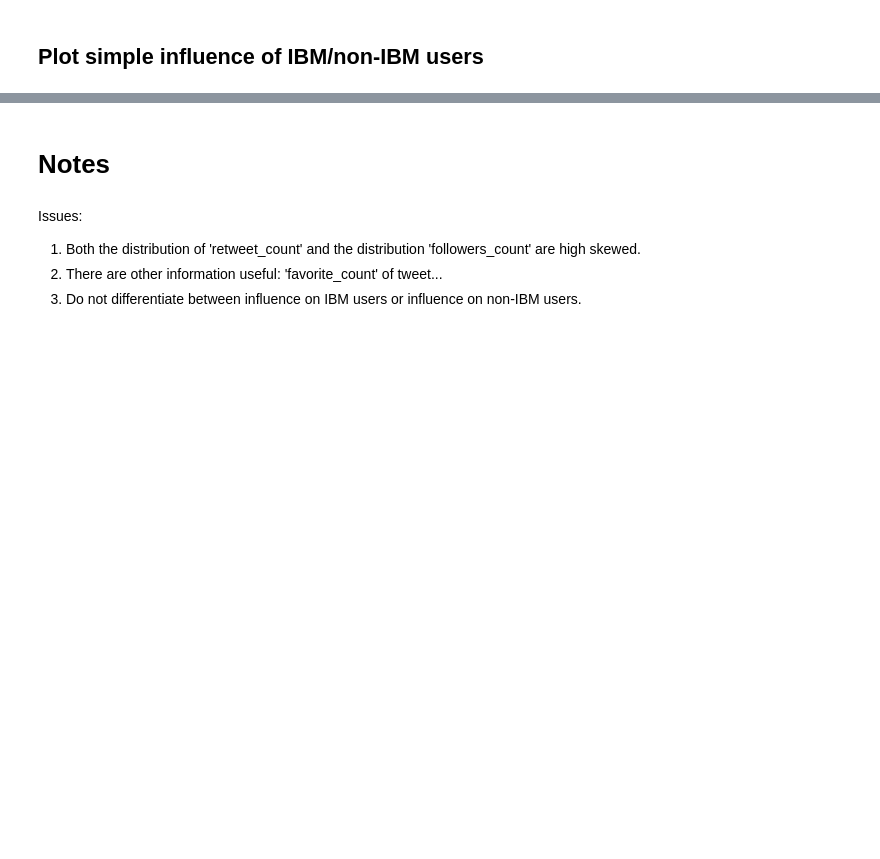
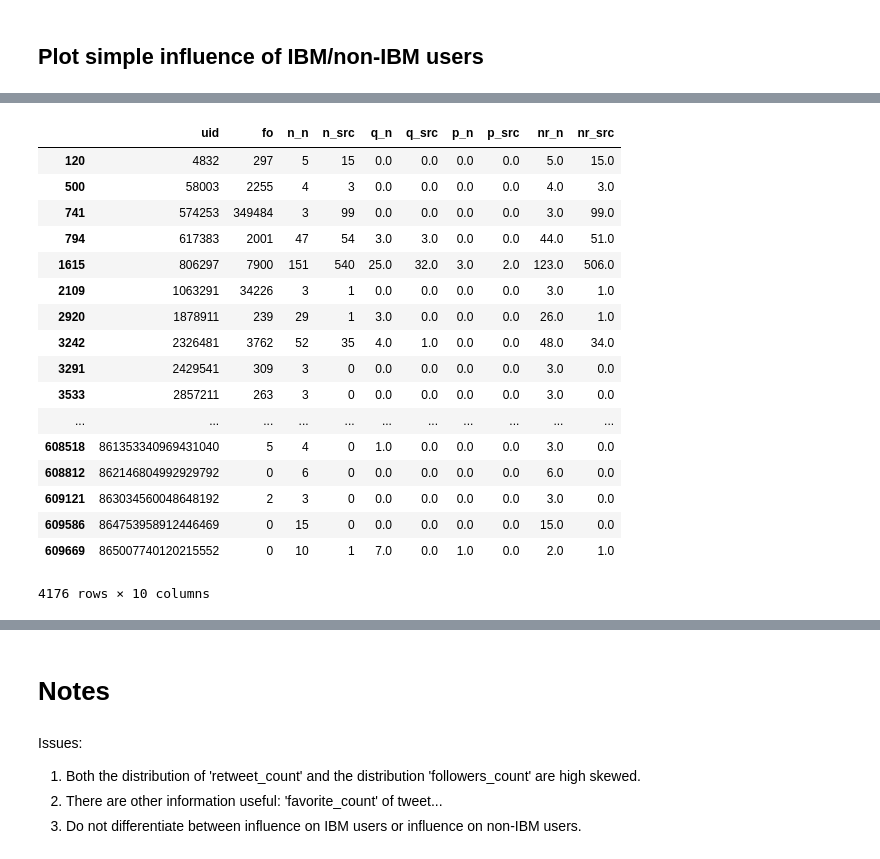
Before and after one commit to adamwang0705/ibm_tweets-analysis, a Jupyter notebook: develop/20170504-influence_plots.ipynb, the cells around one changed output, grey strips where cells are left out. Cells and saved outputs as stored; diff of their text form; code cells hidden in the pictures; blank space fills up the shorter version.

```diff
--- a/develop/20170504-influence_plots.ipynb
+++ b/develop/20170504-influence_plots.ipynb
@@ -50,2 +83,10 @@ simple_influence_native_pkl = os.path.join(TMP_DIR, 'simple_influence_native.lst
+# %%
+"""
+Build compound index 'user.id'-'id' on TW_NT_COL collection
+"""
+if 0 == 1:
+    tw_nt_col = mongodb.initialize(DB_NAME, TW_NT_COL)
+    tw_nt_col.create_index([("user.id", pymongo.ASCENDING),("id", pymongo.ASCENDING)], background=True)
+    print('Done')
 # %%
 %%time
@@ -327,29 +386,2 @@ df.describe()
 # %% [markdown]
 ## Plot simple influence of IBM/non-IBM users
-# %%
-if 1 == 1:
-    m1_ibm_user_ids_lst = []
-    m2_ibm_user_ids_lst = []
-
-    if not m1_ibm_user_ids_lst:
-        with open(M1_IBM_USER_IDS_PKL, 'rb') as f:
-            m1_ibm_user_ids_lst = pickle.load(f)
-
-    if not m2_ibm_user_ids_lst:
-        with open(M2_IBM_USER_IDS_PKL, 'rb') as f:
-            m2_ibm_user_ids_lst = pickle.load(f)
-
-    m1_ibm_user_ids_set = set(m1_ibm_user_ids_lst)
-    m2_ibm_user_ids_set = set(m2_ibm_user_ids_lst)
-
-    m1_ibm_cond = df['uid'].isin(m1_ibm_user_ids_set)
-    df_m1_ibm = df[m1_ibm_cond]
-
-    m1_nonibm_cond = ~df['uid'].isin(m1_ibm_user_ids_set)
-    df_m1_nonibm = df[m1_nonibm_cond]
-
-    m2_ibm_cond = df['uid'].isin(m2_ibm_user_ids_set)
-    df_m2_ibm = df[m2_ibm_cond]
-
-    m2_nonibm_cond = ~df['uid'].isin(m2_ibm_user_ids_set)
-    df_m2_nonibm = df[m2_nonibm_cond]
@@ -377 +440,23 @@ df_m1_ibm[df_m1_ibm['fo'] * df_m1_ibm['a_n'] > 1]
+# %%
+df_user_nt_ibm_tw_prop_3
+# [df_user_nt_ibm_desc['fo'] * df_user_nt_ibm_desc['n_n'] > 1]
+# %% [output]
+|  | uid | fo | n_n | n_src | q_n | q_src | p_n | p_src | nr_n | nr_src |
+| 120 | 4832 | 297 | 5 | 15 | 0.0 | 0.0 | 0.0 | 0.0 | 5.0 | 15.0 |
+| 500 | 58003 | 2255 | 4 | 3 | 0.0 | 0.0 | 0.0 | 0.0 | 4.0 | 3.0 |
+| 741 | 574253 | 349484 | 3 | 99 | 0.0 | 0.0 | 0.0 | 0.0 | 3.0 | 99.0 |
+| 794 | 617383 | 2001 | 47 | 54 | 3.0 | 3.0 | 0.0 | 0.0 | 44.0 | 51.0 |
+| 1615 | 806297 | 7900 | 151 | 540 | 25.0 | 32.0 | 3.0 | 2.0 | 123.0 | 506.0 |
+| 2109 | 1063291 | 34226 | 3 | 1 | 0.0 | 0.0 | 0.0 | 0.0 | 3.0 | 1.0 |
+| 2920 | 1878911 | 239 | 29 | 1 | 3.0 | 0.0 | 0.0 | 0.0 | 26.0 | 1.0 |
+| 3242 | 2326481 | 3762 | 52 | 35 | 4.0 | 1.0 | 0.0 | 0.0 | 48.0 | 34.0 |
+| 3291 | 2429541 | 309 | 3 | 0 | 0.0 | 0.0 | 0.0 | 0.0 | 3.0 | 0.0 |
+| 3533 | 2857211 | 263 | 3 | 0 | 0.0 | 0.0 | 0.0 | 0.0 | 3.0 | 0.0 |
+| ... | ... | ... | ... | ... | ... | ... | ... | ... | ... | ... |
+| 608518 | 861353340969431040 | 5 | 4 | 0 | 1.0 | 0.0 | 0.0 | 0.0 | 3.0 | 0.0 |
+| 608812 | 862146804992929792 | 0 | 6 | 0 | 0.0 | 0.0 | 0.0 | 0.0 | 6.0 | 0.0 |
+| 609121 | 863034560048648192 | 2 | 3 | 0 | 0.0 | 0.0 | 0.0 | 0.0 | 3.0 | 0.0 |
+| 609586 | 864753958912446469 | 0 | 15 | 0 | 0.0 | 0.0 | 0.0 | 0.0 | 15.0 | 0.0 |
+| 609669 | 865007740120215552 | 0 | 10 | 1 | 7.0 | 0.0 | 1.0 | 0.0 | 2.0 | 1.0 |
+4176 rows × 10 columns
 # %%
```
Also changed, not shown: parts of 22 cells of this notebook, 29 other files.
